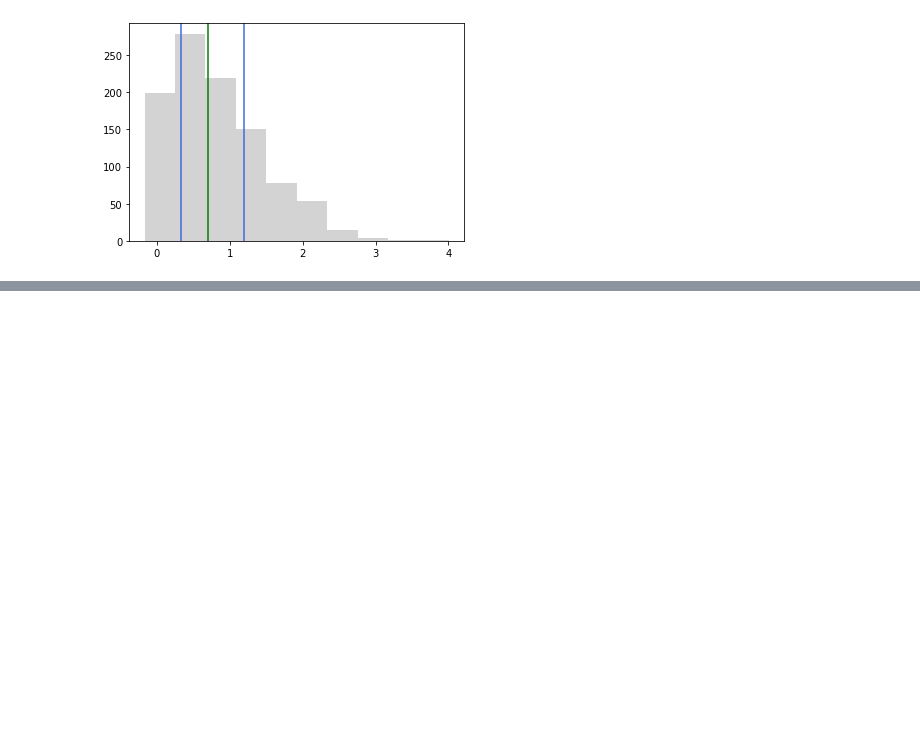
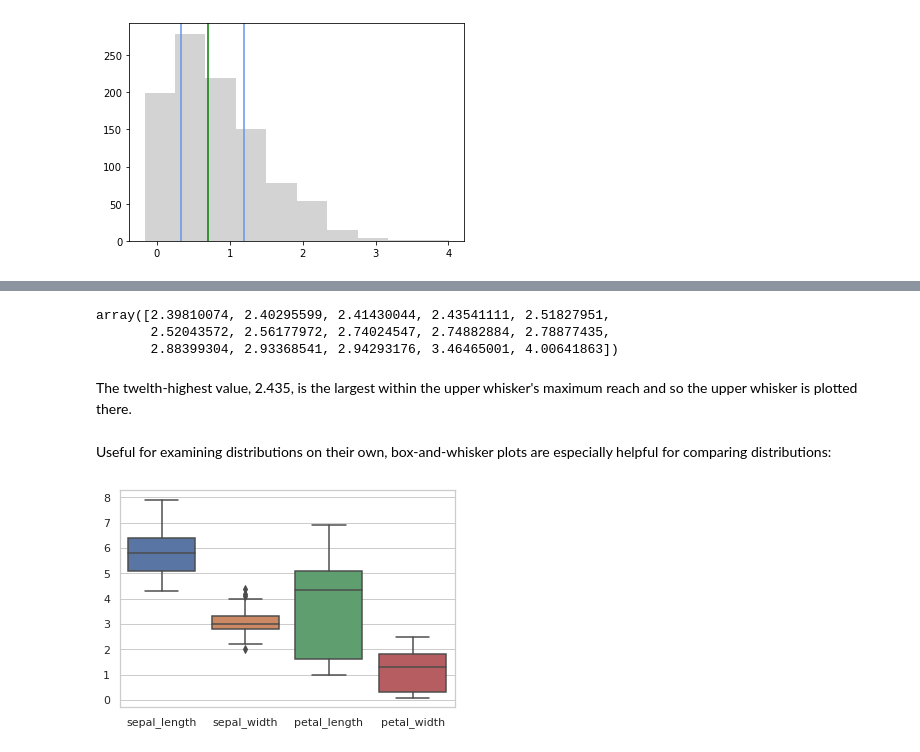
Before and after one commit to jonkrohn/ML-foundations, a Jupyter notebook: notebooks/5-probability.ipynb, the cells around one changed output, grey strips where cells are left out. Cells and saved outputs as stored; diff of their text form; code cells hidden in the pictures; blank space fills up the shorter version.

```diff
--- a/notebooks/5-probability.ipynb
+++ b/notebooks/5-probability.ipynb
@@ -407,0 +471,16 @@ d = np.percentile(x [])
+# %%
+x[-15:]
+# %% [output]
+array([2.39810074, 2.40295599, 2.41430044, 2.43541111, 2.51827951,
+       2.52043572, 2.56177972, 2.74024547, 2.74882884, 2.78877435,
+       2.88399304, 2.93368541, 2.94293176, 3.46465001, 4.00641863])
+# %% [markdown]
+The twelth-highest value, 2.435, is the largest within the upper whisker's maximum reach and so the upper whisker is plotted there.
+# %% [markdown]
+Useful for examining distributions on their own, box-and-whisker plots are especially helpful for comparing distributions:
+# %%
+iris = sns.load_dataset('iris')
+# %%
+ax = sns.boxplot(data=iris)
+# %% [output]
+[figure, added]
```
Also changed, not shown: parts of 28 cells of this notebook.
